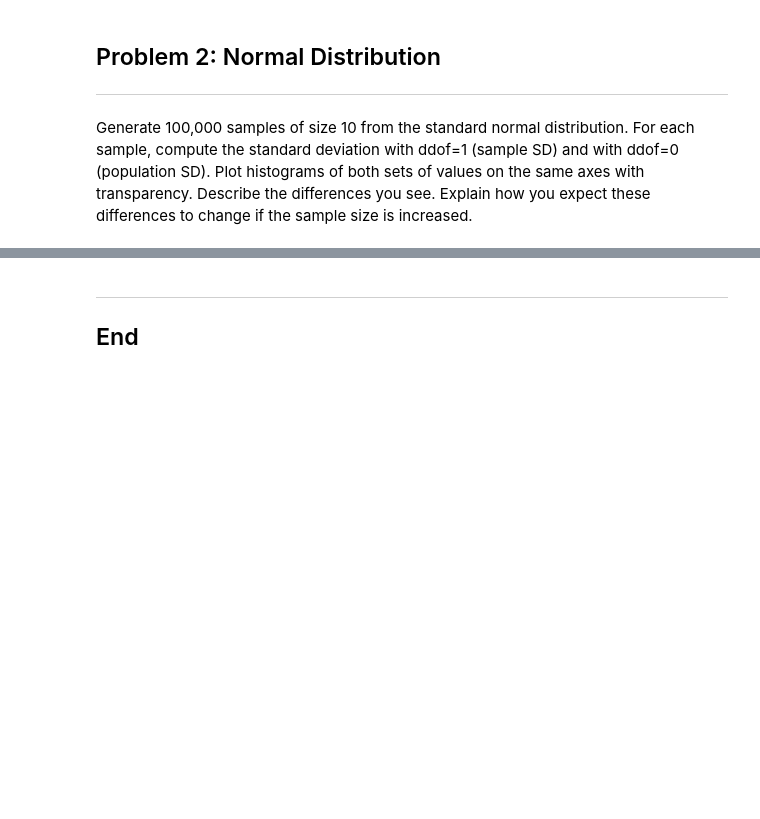
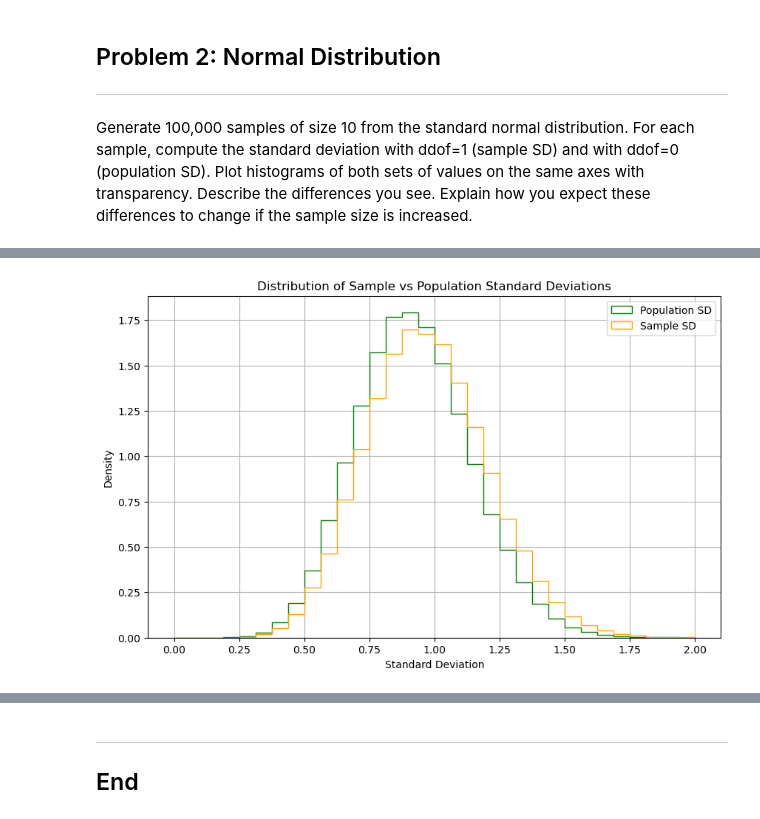
Before and after one commit to FatimaBOliveira/applied-statistics-assessment, a Jupyter notebook: problems.ipynb, the cells around one changed output, grey strips where cells are left out. Saved outputs shown, nothing was run; the diff lists cells and outputs as text; code cells hidden in the pictures; blank space fills up the shorter version.

```diff
--- a/problems.ipynb
+++ b/problems.ipynb
@@ -284,0 +312,23 @@ population_sd = np.std(samples, axis=1, ddof=0)
+# %%
+# Create figure and axis.
+fig, ax = plt.subplots(figsize=(10, 6))
+
+# Plot histograms of both standard deviations.
+ax.hist(population_sd, histtype='step', bins=np.linspace(0.0, 2.0, 33), color='green', label='Population SD', density=True)
+ax.hist(sample_sd, histtype='step', bins=np.linspace(0.0, 2.0, 33), color='orange', label='Sample SD', density=True)
+
+# Add labels and title.
+ax.set_xlabel('Standard Deviation')
+ax.set_ylabel('Density')
+ax.set_title('Distribution of Sample vs Population Standard Deviations')
+
+# Add legend.
+ax.legend()
+
+# Add grid.
+ax.grid(visible=True)
+
+# Show.
+plt.show()
+# %% [output]
+[figure, added]
```
Also changed, not shown: parts of 14 cells of this notebook.
